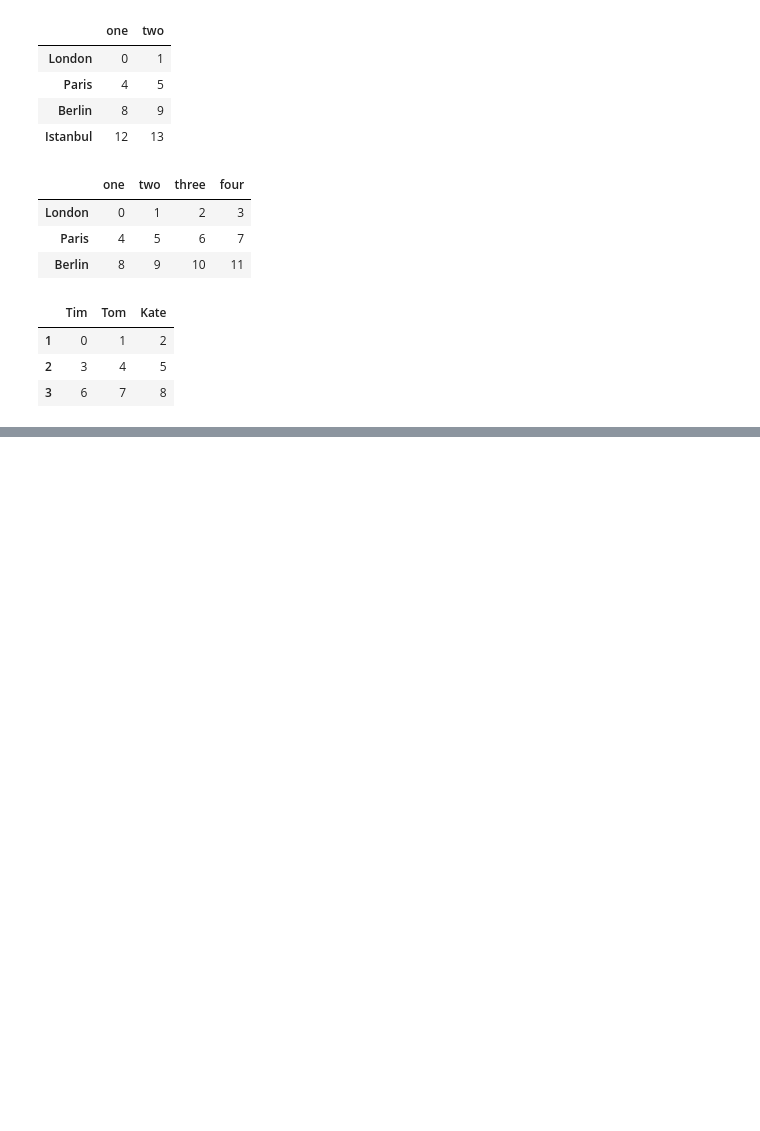
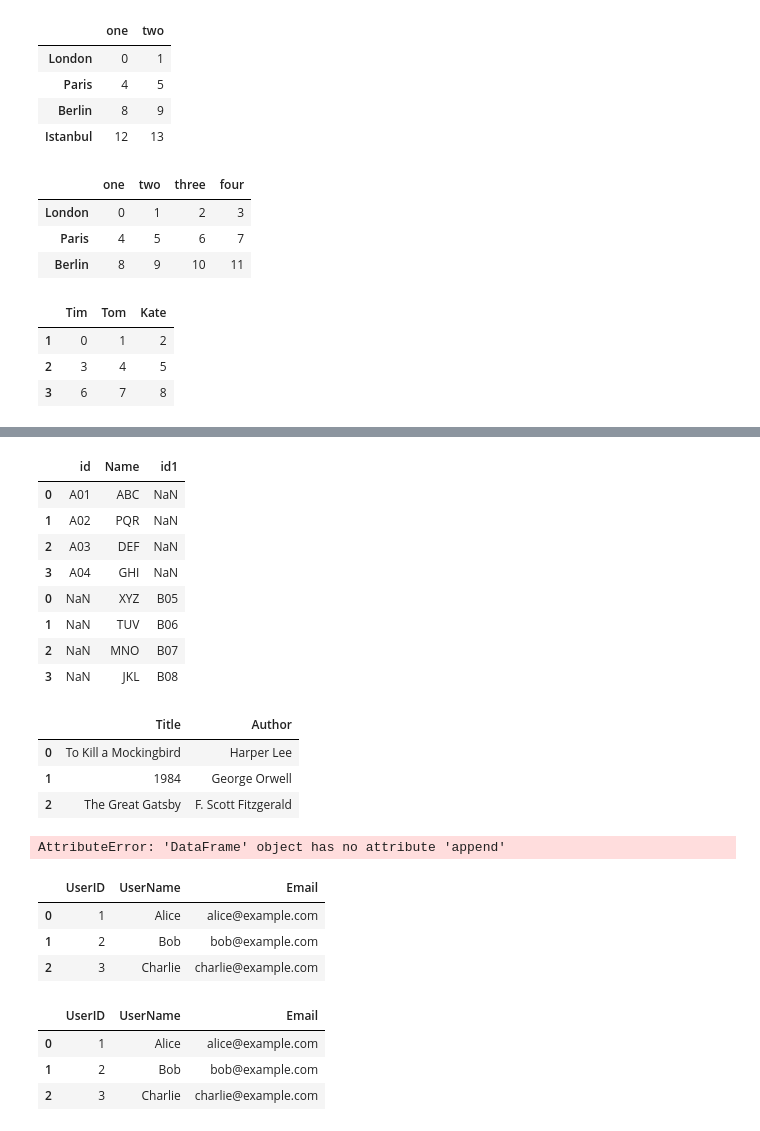
Before and after one commit to Rohitsah12/Learning-pandas-thon, a Jupyter notebook: Panda part111111.ipynb, the cells around one changed output, grey strips where cells are left out. Drawn from its saved outputs; the diff is of its cells as text; code cells hidden in the pictures; blank space fills up the shorter version.

```diff
--- a/Panda part111111.ipynb
+++ b/Panda part111111.ipynb
@@ -2762,0 +2842,7 @@ df
+# %%
+df1 = pd.DataFrame({'id': ['A01', 'A02', 'A03', 'A04'],
+					'Name': ['ABC', 'PQR', 'DEF', 'GHI']})
+
+# Second DataFrame
+df2 = pd.DataFrame({'id1': ['B05', 'B06', 'B07', 'B08'],
+					'Name': ['XYZ', 'TUV', 'MNO', 'JKL']})
@@ -2762,0 +2861,12 @@ df
+# %%
+pd.concat([df1,df2],join='outer')
+# %% [output]
+|  | id | Name | id1 |
+| 0 | A01 | ABC | NaN |
+| 1 | A02 | PQR | NaN |
+| 2 | A03 | DEF | NaN |
+| 3 | A04 | GHI | NaN |
+| 0 | NaN | XYZ | B05 |
+| 1 | NaN | TUV | B06 |
+| 2 | NaN | MNO | B07 |
+| 3 | NaN | JKL | B08 |
@@ -2762,0 +2880,7 @@ df
+# %%
+books_df
+# %% [output]
+|  | Title | Author |
+| 0 | To Kill a Mockingbird | Harper Lee |
+| 1 | 1984 | George Orwell |
+| 2 | The Great Gatsby | F. Scott Fitzgerald |
@@ -2762,0 +2890,26 @@ df
+# %%
+update_book_df=books_df.append([new_book_1,new_book_2],ignore_index=True)
+# %% [output]
+AttributeError: 'DataFrame' object has no attribute 'append'
+# %%
+# Sample DataFrame 1: Users
+users_df = pd.DataFrame({
+    'UserID': [1, 2, 3],
+    'UserName': ['Alice', 'Bob', 'Charlie']
+})
+
+# Sample DataFrame 2: Emails
+emails_df = pd.DataFrame({
+    'UserID': [2, 3, 1],
+    'Email': ['bob@example.com', 'charlie@example.com', 'alice@example.com']
+})
+
+# Perform a one-to-one join on UserID
+one_to_one_joined_df = pd.merge(users_df, emails_df)
+
+one_to_one_joined_df
+# %% [output]
+|  | UserID | UserName | Email |
+| 0 | 1 | Alice | alice@example.com |
+| 1 | 2 | Bob | bob@example.com |
+| 2 | 3 | Charlie | charlie@example.com |
@@ -2762,0 +2926,7 @@ df
+# %%
+pd.merge(users_df,emails_df)
+# %% [output]
+|  | UserID | UserName | Email |
+| 0 | 1 | Alice | alice@example.com |
+| 1 | 2 | Bob | bob@example.com |
+| 2 | 3 | Charlie | charlie@example.com |
```
Also changed, not shown: parts of 29 cells of this notebook.
